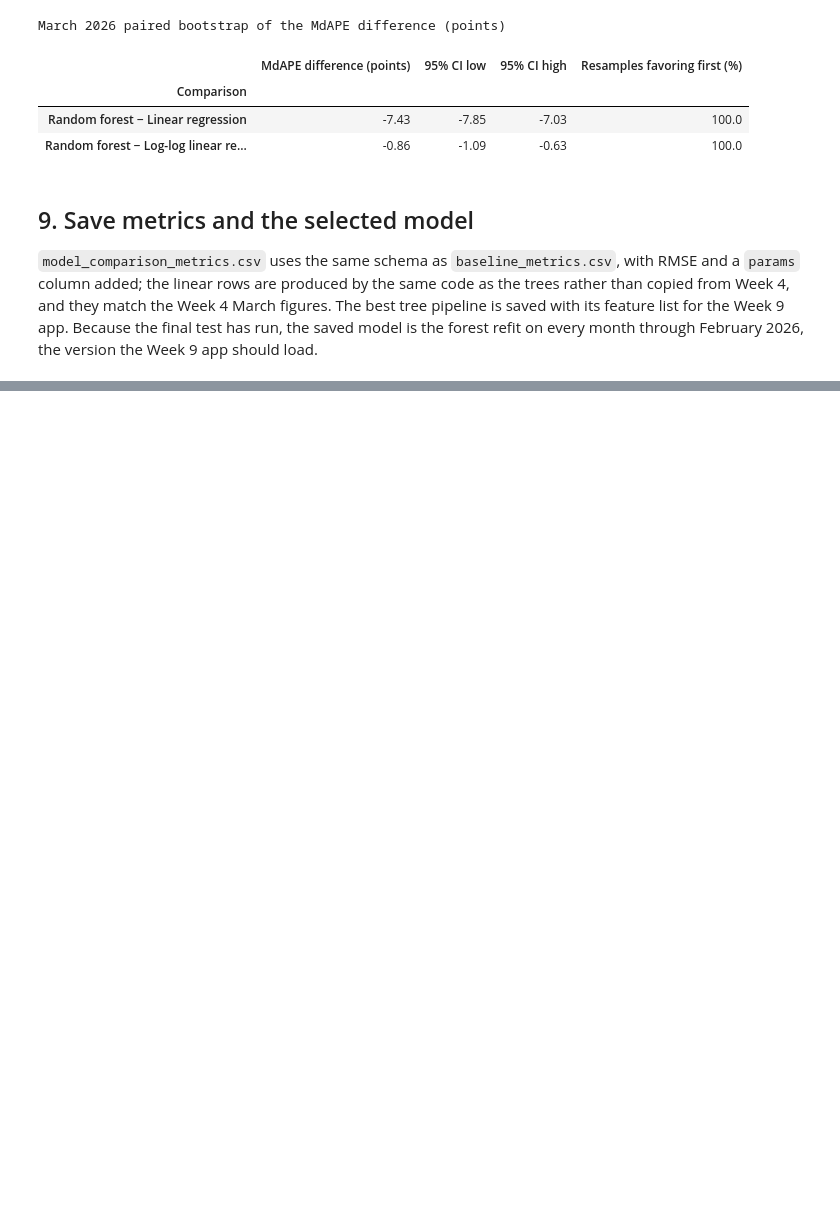
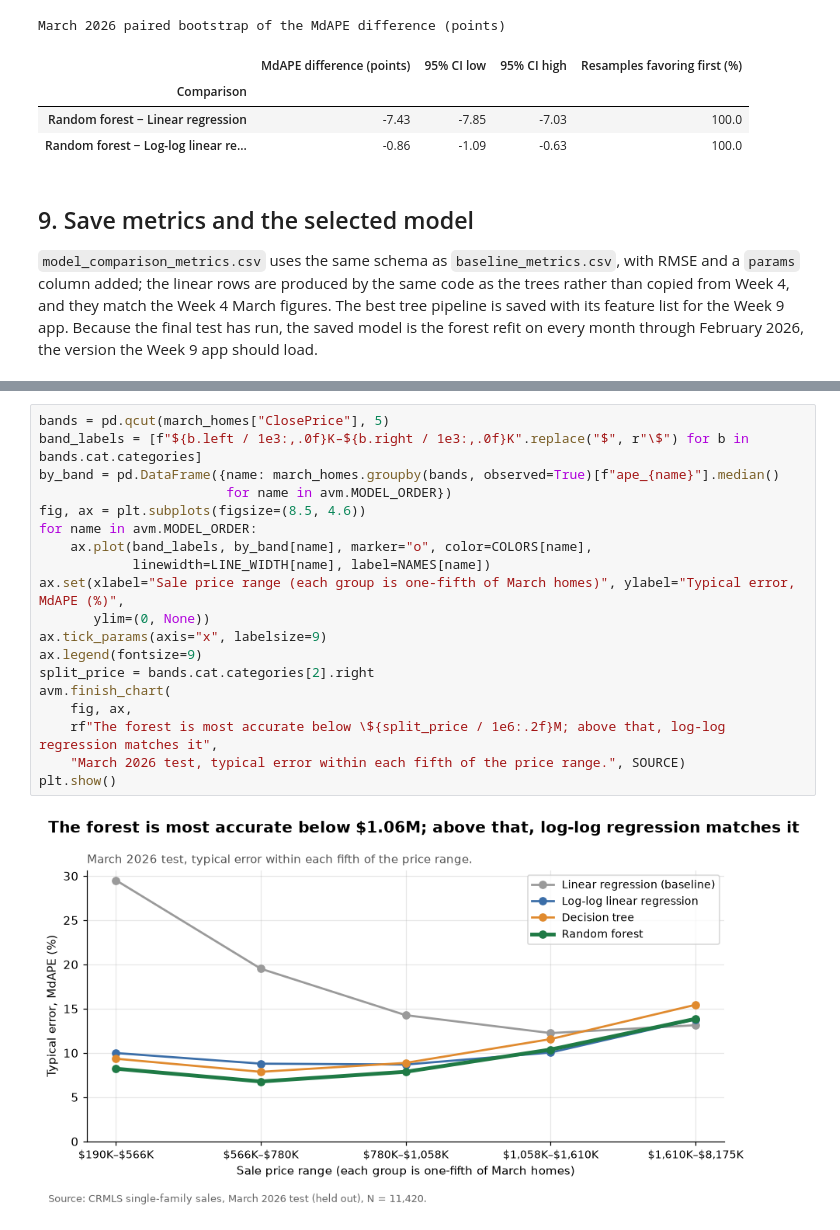
Before and after one commit to tantancodes/IDX-Exchange-Data-Science, a Jupyter notebook: notebooks/04_model_comparison.ipynb, the cells around one changed output, grey strips where cells are left out. Saved outputs shown, nothing was run; the diff lists cells and outputs as text; blank space fills up the shorter version.

```diff
--- a/notebooks/04_model_comparison.ipynb
+++ b/notebooks/04_model_comparison.ipynb
@@ -688,0 +830,21 @@ The forest's gain is real in March as well: neither interval comes close to zero
+# %%
+bands = pd.qcut(march_homes["ClosePrice"], 5)
+band_labels = [f"${b.left / 1e3:,.0f}K–${b.right / 1e3:,.0f}K".replace("$", r"\$") for b in bands.cat.categories]
+by_band = pd.DataFrame({name: march_homes.groupby(bands, observed=True)[f"ape_{name}"].median()
+                        for name in avm.MODEL_ORDER})
+fig, ax = plt.subplots(figsize=(8.5, 4.6))
+for name in avm.MODEL_ORDER:
+    ax.plot(band_labels, by_band[name], marker="o", color=COLORS[name],
+            linewidth=LINE_WIDTH[name], label=NAMES[name])
+ax.set(xlabel="Sale price range (each group is one-fifth of March homes)", ylabel="Typical error, MdAPE (%)",
+       ylim=(0, None))
+ax.tick_params(axis="x", labelsize=9)
+ax.legend(fontsize=9)
+split_price = bands.cat.categories[2].right
+avm.finish_chart(
+    fig, ax,
+    rf"The forest is most accurate below \${split_price / 1e6:.2f}M; above that, log-log regression matches it",
+    "March 2026 test, typical error within each fifth of the price range.", SOURCE)
+plt.show()
+# %% [output]
+[figure, added]
```
Also changed, not shown: parts of 14 cells of this notebook, 5 other files.
